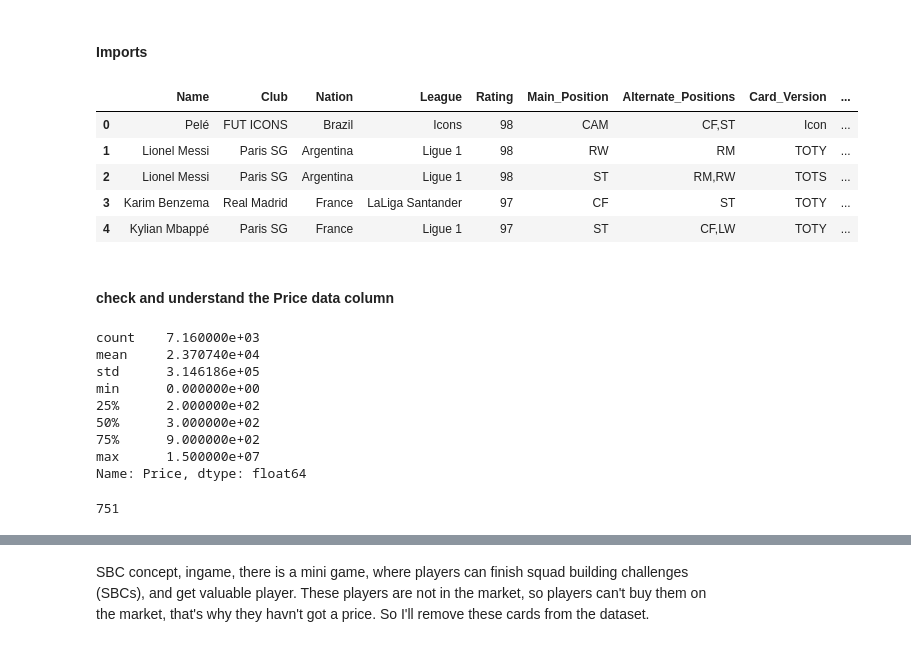
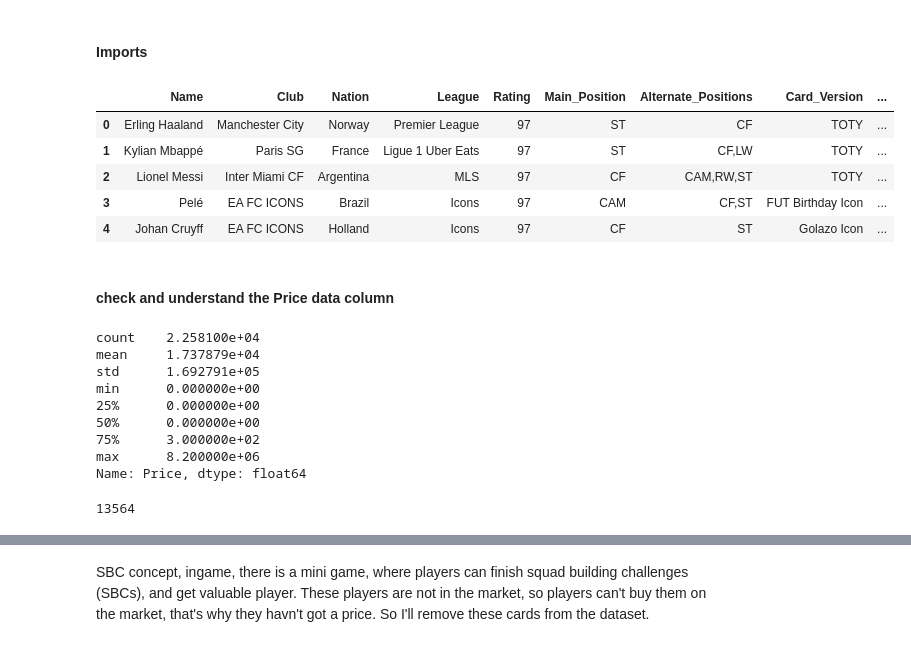
Before and after one commit to saborsoft/ljmu-ds-thesis, a Jupyter notebook: tamas_flesch_thesis project_eda_step.ipynb, the cells around one changed output, grey strips where cells are left out. Cells and saved outputs as stored; diff of their text form; code cells hidden in the pictures.

```diff
--- a/tamas_flesch_thesis project_eda_step.ipynb
+++ b/tamas_flesch_thesis project_eda_step.ipynb
@@ -47,33 +51,33 @@ pd.options.display.max_columns = None
 pd.options.display.max_rows = None
 # %%
 # Importing all datasets
-futbin_data = pd.read_csv("fifa23_players_2023-05-30.csv")
+futbin_data = pd.read_csv("eafc24_players_2024-06-07.csv")
 futbin_data.head()
 # %% [output]
 |  | Name | Club | Nation | League | Rating | Main_Position | Alternate_Positions | Card_Version | ... |
-| 0 | Pelé | FUT ICONS | Brazil | Icons | 98 | CAM | CF,ST | Icon | ... |
-| 1 | Lionel Messi | Paris SG | Argentina | Ligue 1 | 98 | RW | RM | TOTY | ... |
-| 2 | Lionel Messi | Paris SG | Argentina | Ligue 1 | 98 | ST | RM,RW | TOTS | ... |
-| 3 | Karim Benzema | Real Madrid | France | LaLiga Santander | 97 | CF | ST | TOTY | ... |
-| 4 | Kylian Mbappé | Paris SG | France | Ligue 1 | 97 | ST | CF,LW | TOTY | ... |
+| 0 | Erling Haaland | Manchester City | Norway | Premier League | 97 | ST | CF | TOTY | ... |
+| 1 | Kylian Mbappé | Paris SG | France | Ligue 1 Uber Eats | 97 | ST | CF,LW | TOTY | ... |
+| 2 | Lionel Messi | Inter Miami CF | Argentina | MLS | 97 | CF | CAM,RW,ST | TOTY | ... |
+| 3 | Pelé | EA FC ICONS | Brazil | Icons | 97 | CAM | CF,ST | FUT Birthday Icon | ... |
+| 4 | Johan Cruyff | EA FC ICONS | Holland | Icons | 97 | CF | ST | Golazo Icon | ... |
 # %% [markdown]
 #### check and understand the Price data column
 # %%
 futbin_data.Price.describe()
 # %% [output]
-count    7.160000e+03
-mean     2.370740e+04
-std      3.146186e+05
+count    2.258100e+04
+mean     1.737879e+04
+std      1.692791e+05
 min      0.000000e+00
-25%      2.000000e+02
-50%      3.000000e+02
-75%      9.000000e+02
-max      1.500000e+07
+25%      0.000000e+00
+50%      0.000000e+00
+75%      3.000000e+02
+max      8.200000e+06
 Name: Price, dtype: float64
 # %%
 len(futbin_data[futbin_data.Price == 0])
 # %% [output]
-751
+13564
 # %%
 futbin_data[futbin_data.Price == 0].head()
 # %% [output]
```
Also changed, not shown: parts of 61 cells of this notebook, 2 other files.
